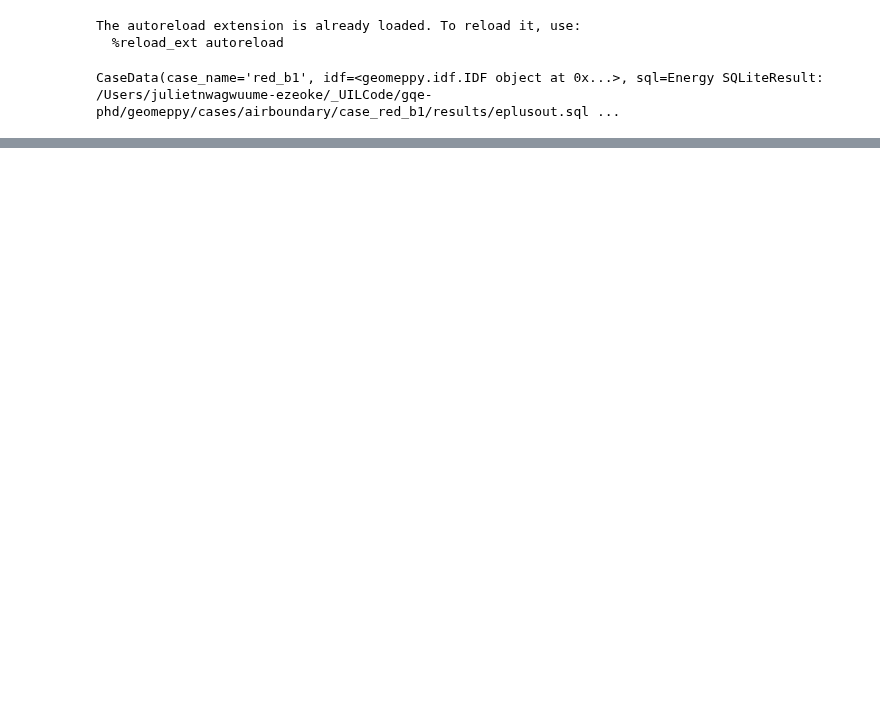
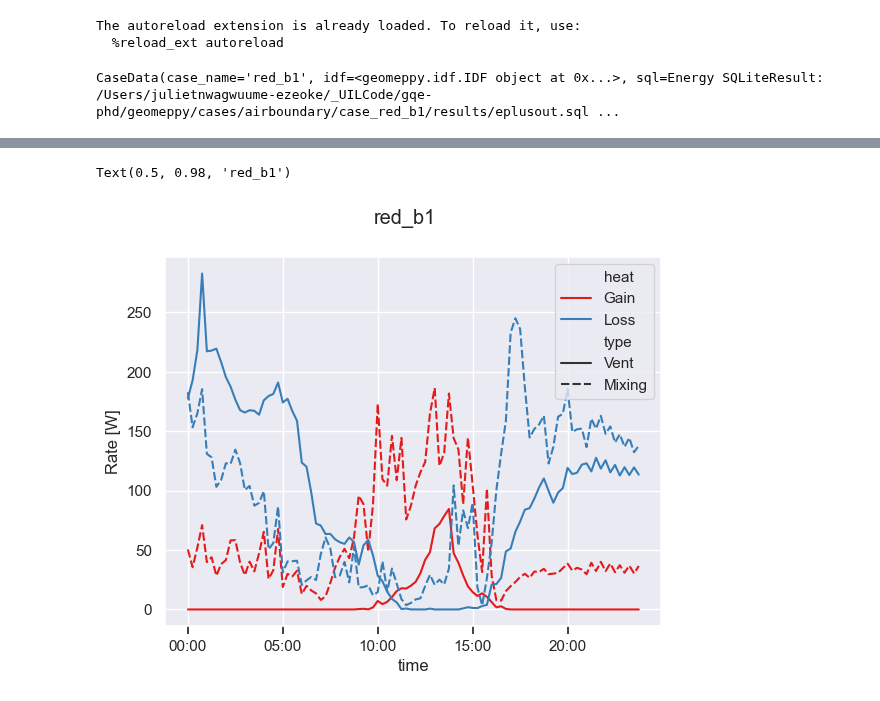
Before and after one commit to juliet29/plan2EPlus, a Jupyter notebook: _notebooks/results/t02_rate.ipynb, the cells around one changed output, grey strips where cells are left out. Drawn from its saved outputs; the diff is of its cells as text; code cells hidden in the pictures; blank space fills up the shorter version.

```diff
--- a/_notebooks/results/t02_rate.ipynb
+++ b/_notebooks/results/t02_rate.ipynb
@@ -15,10 +15,13 @@ import polars as pl
 import numpy as np
 import matplotlib.pyplot as plt
 import matplotlib.ticker as ticker
+import pyarrow as pa
 
 from setup.data_wrangle import *
 from setup.setup import *
 from analysis.analysis import *
+
+sns.set_theme()
 # %%
 # create_cases(AIRBOUNDARY_FOLDER)
 # %%
@@ -27,3 +30,12 @@ sc = cases[2]
 sc
 # %% [output]
 CaseData(case_name='red_b1', idf=<geomeppy.idf.IDF object at 0x...>, sql=Energy SQLiteResult: /Users/julietnwagwuume-ezeoke/_UILCode/gqe-phd/geomeppy/cases/airboundary/case_red_b1/results/eplusout.sql ...
+# %%
+df_rate = create_zone_rate_df(sc)
+df_rate = df_rate.with_columns(time=pl.col("datetimes").dt.to_string("%H:%M"))
+
+df_rate = df_rate.with_columns(heat=pl.when(pl.col("qoi").str.contains("Gain")).then(pl.lit("Gain")).otherwise(pl.lit("Loss")))
+
+df_rate = df_rate.with_columns(type=pl.when(pl.col("qoi").str.contains("Ventilation")).then(pl.lit("Vent")).otherwise(pl.lit("Mixing")))
+df_rate.head(1)
+# to_string("%H:%M")
@@ -30 +47,12 @@ CaseData(case_name='red_b1', idf=<geomeppy.idf.IDF object at 0x...>, sql=Energy
+# %%
+fig, ax = plt.subplots(nrows=1, ncols=1,)
+sns.lineplot(data=df_rate, y="values", x="time", hue="heat", ax=ax, errorbar=None, style="type", dashes=True, palette="Set1")
+
+ax.xaxis.set_ticks_position("bottom")
+ax.xaxis.set_major_locator(ticker.AutoLocator())
+ax.set_ylabel("Rate [W]")
+fig.suptitle(sc.case_name)
+# %% [output]
+Text(0.5, 0.98, 'red_b1')
+[figure, added]
 # %%
```
Also changed, not shown: parts of 6 cells of this notebook, 1 other file.
